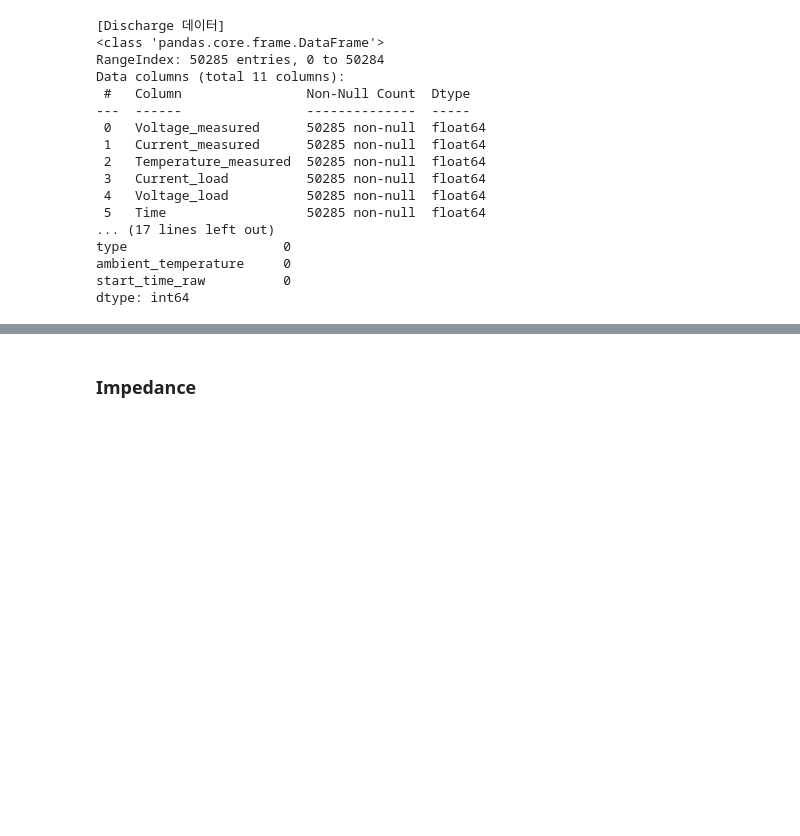
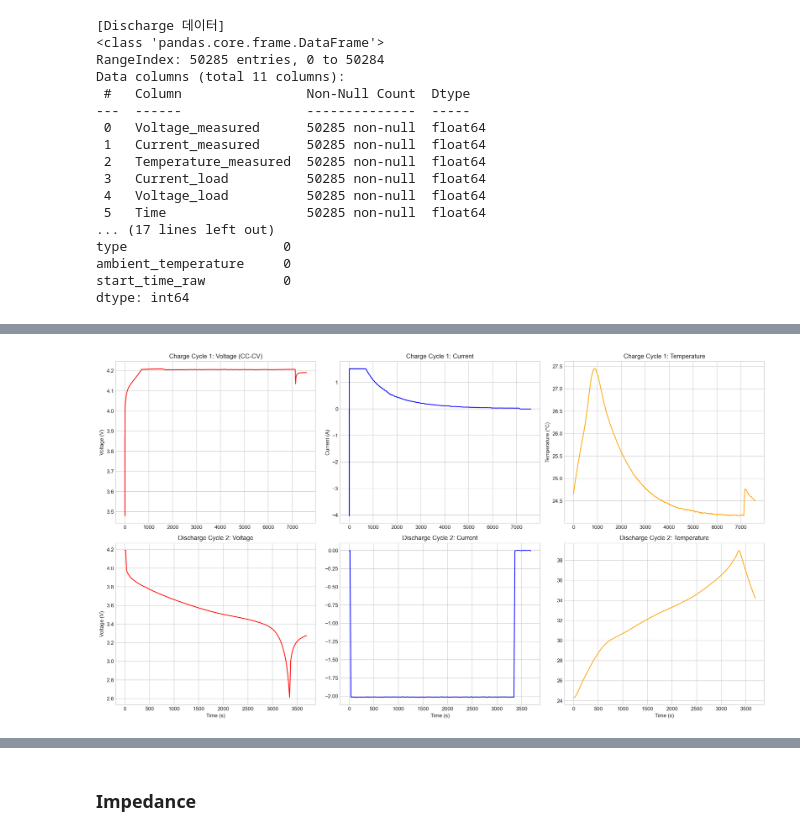
Before and after one commit to kk082911/project, a Jupyter notebook: basic analysis.ipynb, the cells around one changed output, grey strips where cells are left out. Cells and saved outputs as stored; diff of their text form; code cells hidden in the pictures; blank space fills up the shorter version.

```diff
--- a/basic analysis.ipynb
+++ b/basic analysis.ipynb
@@ -1,16 +1,16 @@
 # %% [markdown]
 ### 기본 세팅
+# %%
+import pandas as pd
+import matplotlib.pyplot as plt
+import seaborn as sns
+import plotly.express as px
+import plotly.graph_objects as go
+from plotly.subplots import make_subplots
+
+plt.style.use('seaborn-v0_8-whitegrid')
+plt.rcParams['figure.dpi'] = 150
 # %%
-import pandas as pd
-import numpy as np
-import matplotlib.pyplot as plt
-import seaborn as sns
-
-# 폰트 및 그래프 세팅
-plt.rcParams['font.family'] = 'AppleGothic'  # mac
-plt.rcParams['axes.unicode_minus'] = False  # 마이너스 깨짐 방지
-plt.style.use('seaborn-v0_8-whitegrid')
-
 # 파일 경로
 charge_path = "/Users/kkkg0829/Desktop/project/data set/B0005_charge.csv"
 discharge_path = "/Users/kkkg0829/Desktop/project/data set/B0005_discharge.csv"
@@ -223,0 +379,47 @@ dtype: int64
+# %%
+def plot_cycle(charge, discharge, charge_cycle, discharge_cycle):
+    ch = charge[charge['cycle_idx'] == charge_cycle]
+    dch = discharge[discharge['cycle_idx'] == discharge_cycle]
+
+    fig, axes = plt.subplots(2, 3, figsize=(18, 10))
+
+    # === 충전 (Charge) 그래프 ===
+    # 전압 (Voltage)
+    axes[0, 0].plot(ch['Time'], ch['Voltage_measured'], color='red')
+    axes[0, 0].set_title(f'Charge Cycle {charge_cycle}: Voltage (CC-CV)')
+    axes[0, 0].set_ylabel('Voltage (V)')
+
+    # 전류 (Current)
+    axes[0, 1].plot(ch['Time'], ch['Current_measured'], color='blue')
+    axes[0, 1].set_title(f'Charge Cycle {charge_cycle}: Current')
+    axes[0, 1].set_ylabel('Current (A)')
+
+    # 온도 (Temperature)
+    axes[0, 2].plot(ch['Time'], ch['Temperature_measured'], color='orange')
+    axes[0, 2].set_title(f'Charge Cycle {charge_cycle}: Temperature')
+    axes[0, 2].set_ylabel('Temperature (°C)')
+
+    # === 방전 (Discharge) 그래프 ===
+    # 전압 (Voltage)
+    axes[1, 0].plot(dch['Time'], dch['Voltage_measured'], color='red')
+    axes[1, 0].set_title(f'Discharge Cycle {discharge_cycle}: Voltage')
+    axes[1, 0].set_ylabel('Voltage (V)')
+    axes[1, 0].set_xlabel('Time (s)')
+
+    # 전류 (Current)
+    axes[1, 1].plot(dch['Time'], dch['Current_measured'], color='blue')
+    axes[1, 1].set_title(f'Discharge Cycle {discharge_cycle}: Current')
+    axes[1, 1].set_xlabel('Time (s)')
+
+    # 6. 온도 (Temperature)
+    axes[1, 2].plot(dch['Time'], dch['Temperature_measured'], color='orange')
+    axes[1, 2].set_title(f'Discharge Cycle {discharge_cycle}: Temperature')
+    axes[1, 2].set_xlabel('Time (s)')
+
+    plt.tight_layout()
+    plt.show
+
+# 함수 실행 (충전 1, 방전 2)
+plot_cycle(charge, discharge, 1, 2)
+# %% [output]
+[figure, added]
```
Also changed, not shown: parts of 33 cells of this notebook, 1 other file.
